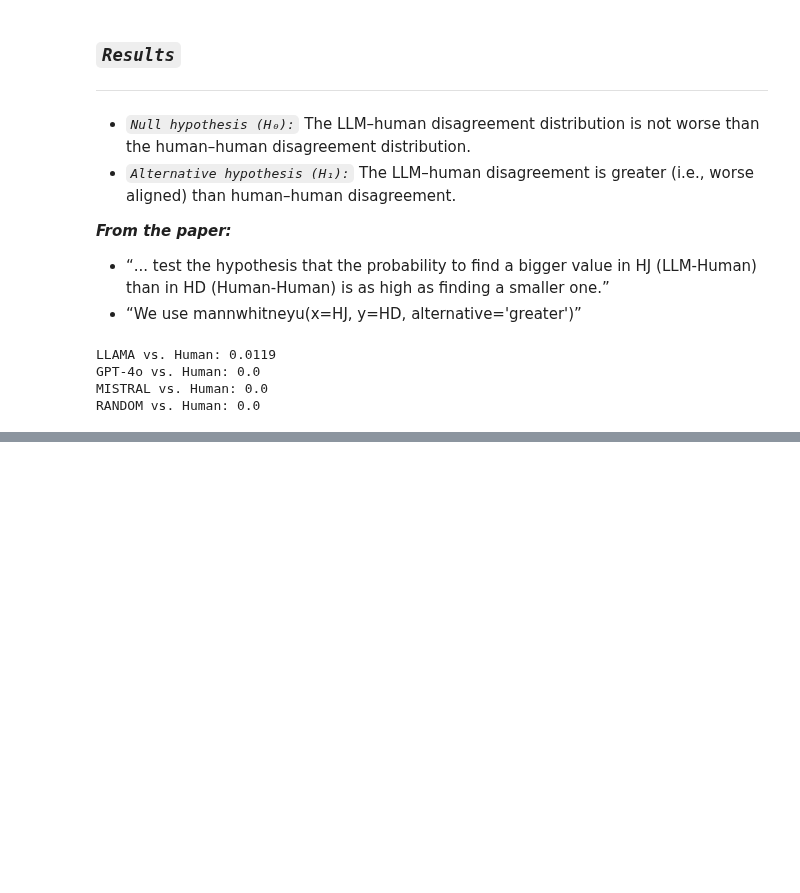
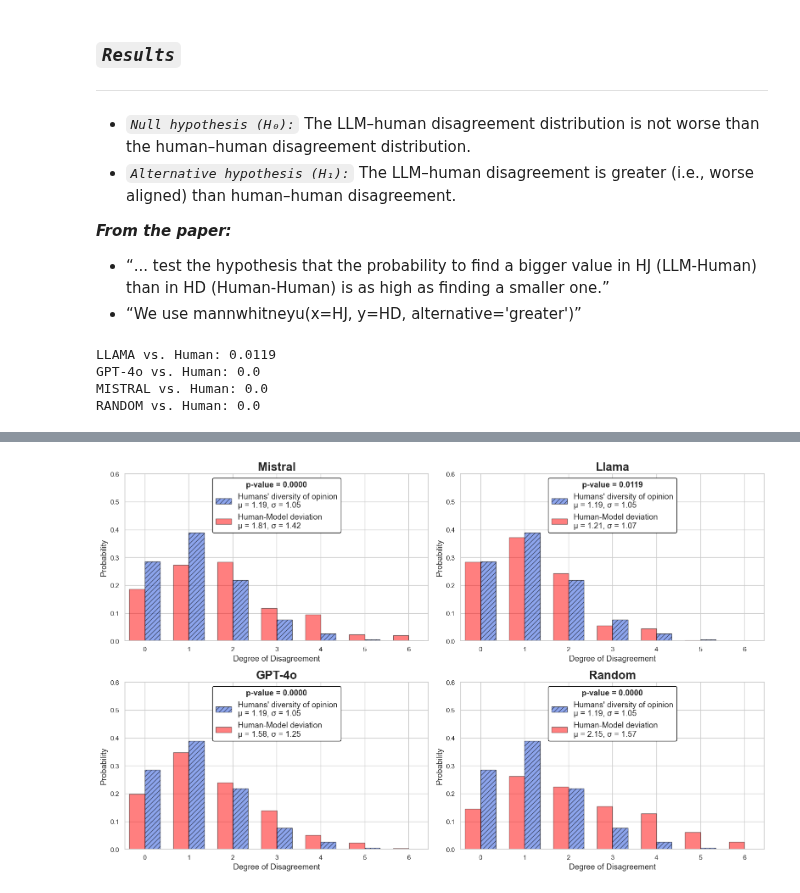
Before and after one commit to Ocean-code-1995/llm-judge-good-enough, a Jupyter notebook: wmt-human/src/analysis.ipynb, the cells around one changed output, grey strips where cells are left out. Cells and saved outputs as stored; diff of their text form; code cells hidden in the pictures; blank space fills up the shorter version.

```diff
--- a/wmt-human/src/analysis.ipynb
+++ b/wmt-human/src/analysis.ipynb
@@ -370,0 +271,17 @@ plt.show();
+# %%
+model_human_disagreements = {
+    'Mistral': mistral_human_disagreements,
+    'Llama': llama_human_disagreements,
+    'GPT-4o': gpt4o_human_disagreements,
+    'Random': human_random_disagreements
+}
+
+LLM_Evaluator.plot_model_vs_human_grid(
+    model_disagreement_dict=model_human_disagreements,
+    human_human_disagreements=human_human_disagreements,
+    bins=np.arange(0, 8),
+    bar_width=0.35,
+    y_lim=0.6
+)
+# %% [output]
+[figure, added]
```
Also changed, not shown: parts of 5 cells of this notebook.
